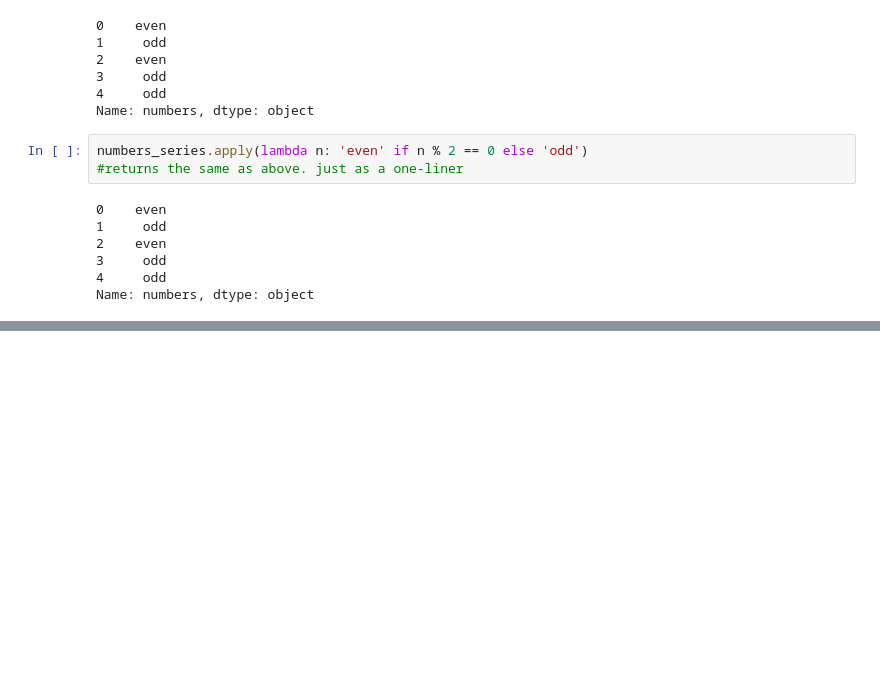
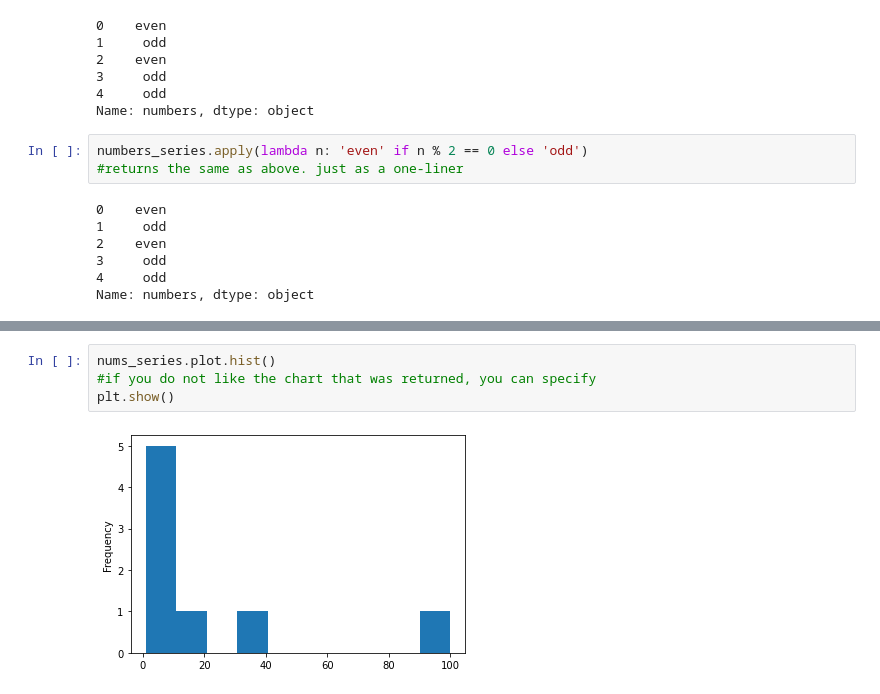
Before and after one commit to natasharivers/numpy-pandas-visualization-exercises, a Jupyter notebook: Pandas Notes.ipynb, the cells around one changed output, grey strips where cells are left out. Saved outputs shown, nothing was run; the diff lists cells and outputs as text; blank space fills up the shorter version.

```diff
--- a/Pandas Notes.ipynb
+++ b/Pandas Notes.ipynb
@@ -527,0 +623,6 @@ Name: numbers, dtype: object
+# %%
+nums_series.plot.hist()
+#if you do not like the chart that was returned, you can specify
+plt.show()
+# %% [output]
+[figure, added]
```
Also changed, not shown: parts of 16 cells of this notebook, 1 other file.
